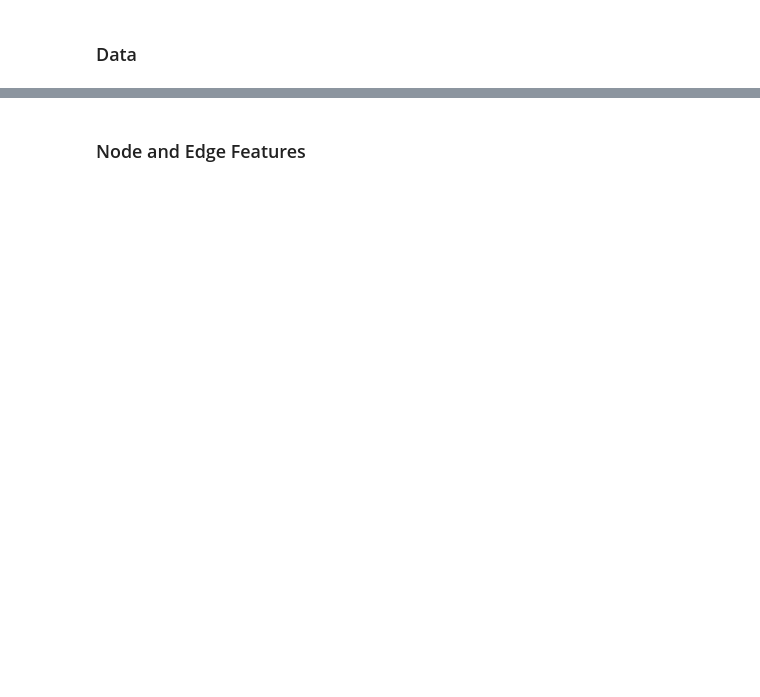
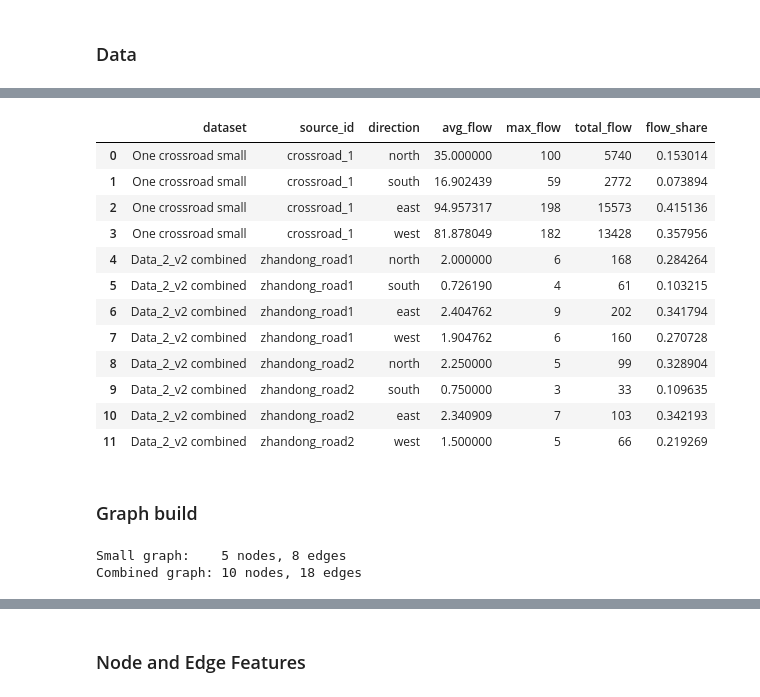
Before and after one commit to MaksymChekhun/Project_AdvancedAI, a Jupyter notebook: Data/Task_4_GNN.ipynb, the cells around one changed output, grey strips where cells are left out. Drawn from its saved outputs; the diff is of its cells as text; code cells hidden in the pictures; blank space fills up the shorter version.

```diff
--- a/Data/Task_4_GNN.ipynb
+++ b/Data/Task_4_GNN.ipynb
@@ -190,0 +59,53 @@ Edge from N to C: {'direction': 'north', 'length_m': 95, 'lanes': 2, 'speed_kmh'
+# %%
+DIRECTIONS = ["north", "south", "east", "west"]
+DIRECTION_COLUMNS = {
+    "north": "north_in",
+    "south": "south_in",
+    "east": "east_in",
+    "west": "west_in",
+}
+# %%
+def summarize_direction_flow(flow_df, dataset_name, source_id=None):
+    rows = []
+    for direction, column in DIRECTION_COLUMNS.items():
+        rows.append({
+            "dataset": dataset_name,
+            "source_id": source_id if source_id is not None else dataset_name,
+            "direction": direction,
+            "avg_flow": flow_df[column].mean(),
+            "max_flow": flow_df[column].max(),
+            "total_flow": flow_df[column].sum(),
+        })
+
+    summary = pd.DataFrame(rows)
+    summary["flow_share"] = summary["avg_flow"] / summary["avg_flow"].sum()
+    return summary
+# %%
+small_summary = summarize_direction_flow(small_raw, "One crossroad small", source_id="crossroad_1")
+
+if "source_id" in combined_raw.columns:
+    combined_summaries = []
+    for source_id, group in combined_raw.groupby("source_id"):
+        combined_summaries.append(summarize_direction_flow(group, "Data_2_v2 combined", source_id=source_id))
+    combined_summary = pd.concat(combined_summaries, ignore_index=True)
+else:
+    combined_summary = summarize_direction_flow(combined_raw, "Data_2_v2 combined", source_id="combined_crossroad")
+
+dataset_summary = pd.concat([small_summary, combined_summary], ignore_index=True)
+dataset_summary
+# %% [output]
+|  | dataset | source_id | direction | avg_flow | max_flow | total_flow | flow_share |
+| 0 | One crossroad small | crossroad_1 | north | 35.000000 | 100 | 5740 | 0.153014 |
+| 1 | One crossroad small | crossroad_1 | south | 16.902439 | 59 | 2772 | 0.073894 |
+| 2 | One crossroad small | crossroad_1 | east | 94.957317 | 198 | 15573 | 0.415136 |
+| 3 | One crossroad small | crossroad_1 | west | 81.878049 | 182 | 13428 | 0.357956 |
+| 4 | Data_2_v2 combined | zhandong_road1 | north | 2.000000 | 6 | 168 | 0.284264 |
+| 5 | Data_2_v2 combined | zhandong_road1 | south | 0.726190 | 4 | 61 | 0.103215 |
+| 6 | Data_2_v2 combined | zhandong_road1 | east | 2.404762 | 9 | 202 | 0.341794 |
+| 7 | Data_2_v2 combined | zhandong_road1 | west | 1.904762 | 6 | 160 | 0.270728 |
+| 8 | Data_2_v2 combined | zhandong_road2 | north | 2.250000 | 5 | 99 | 0.328904 |
+| 9 | Data_2_v2 combined | zhandong_road2 | south | 0.750000 | 3 | 33 | 0.109635 |
+| 10 | Data_2_v2 combined | zhandong_road2 | east | 2.340909 | 7 | 103 | 0.342193 |
+| 11 | Data_2_v2 combined | zhandong_road2 | west | 1.500000 | 5 | 66 | 0.219269 |
+# %% [markdown]
+### Graph build
@@ -190,0 +226,9 @@ Edge from N to C: {'direction': 'north', 'length_m': 95, 'lanes': 2, 'speed_kmh'
+# %%
+small_graph, small_nodes, small_edges = build_traffic_graph(small_summary, "One crossroad small graph")
+combined_graph, combined_nodes, combined_edges = build_traffic_graph(combined_summary, "Data_2_v2 combined graph")
+
+print(f"Small graph:    {small_graph.number_of_nodes()} nodes, {small_graph.number_of_edges()} edges")
+print(f"Combined graph: {combined_graph.number_of_nodes()} nodes, {combined_graph.number_of_edges()} edges")
+# %% [output]
+Small graph:    5 nodes, 8 edges
+Combined graph: 10 nodes, 18 edges
```
Also changed, not shown: parts of 25 cells of this notebook, 1 other file.
